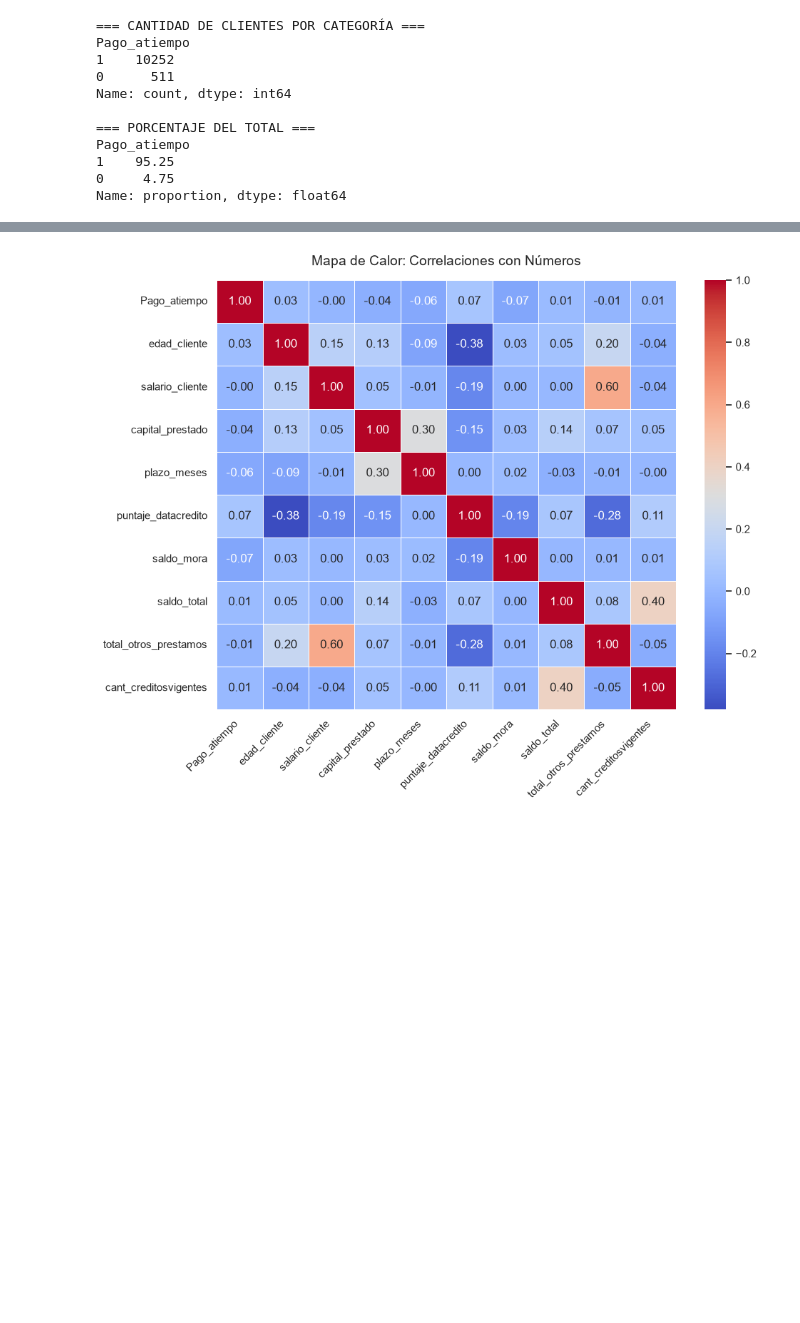
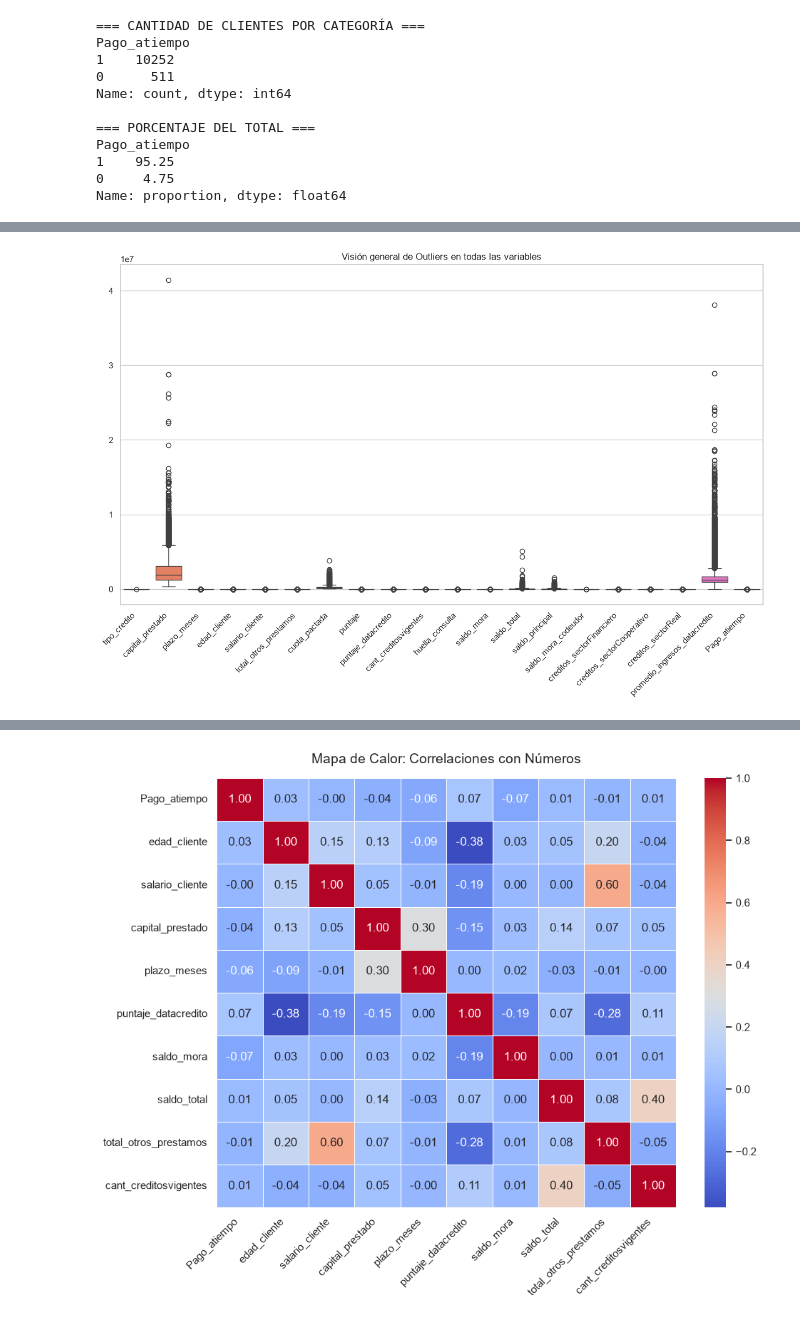
Before and after one commit to CarinaCB/M5, a Jupyter notebook: src/compresion_eda.ipynb, the cells around one changed output, grey strips where cells are left out. Drawn from its saved outputs; the diff is of its cells as text; code cells hidden in the pictures; blank space fills up the shorter version.

```diff
--- a/src/compresion_eda.ipynb
+++ b/src/compresion_eda.ipynb
@@ -96,0 +154,14 @@ Name: proportion, dtype: float64
+# %%
+# Configuramos el tamaño de la figura para que no se vea todo amontonado
+plt.figure(figsize=(15, 8))
+
+# Seleccionamos solo las columnas numéricas
+data_numerica = df.select_dtypes(include=['float64', 'int64'])
+
+# Creamos el boxplot de todas juntas
+sns.boxplot(data=data_numerica)
+plt.xticks(rotation=45, ha='right')  # Rotamos etiquetas para leerlas bien
+plt.title("Visión general de Outliers en todas las variables")
+plt.show()
+# %% [output]
+[figure, added]
```
Also changed, not shown: parts of 7 cells of this notebook, 1 other file.
